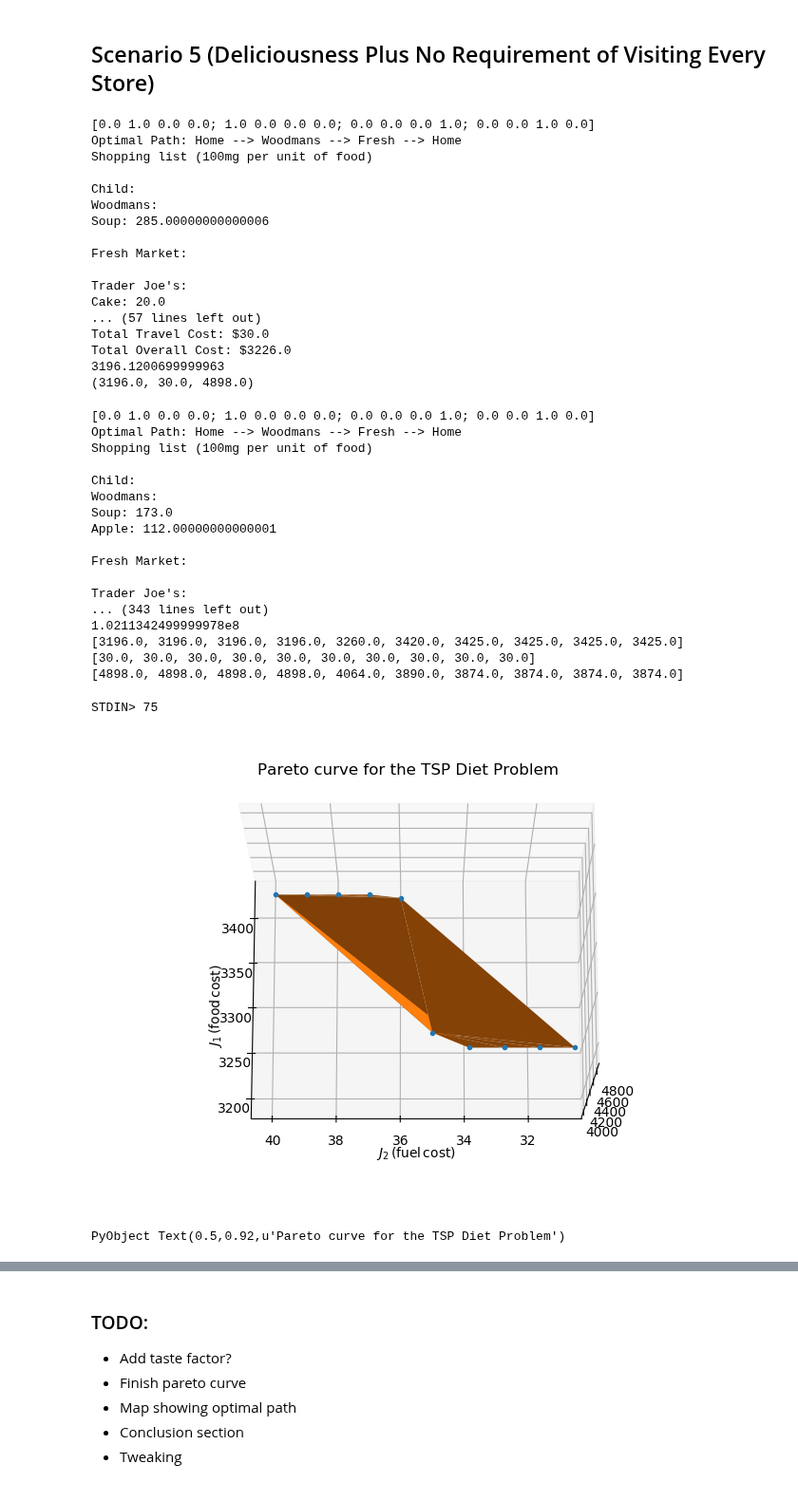
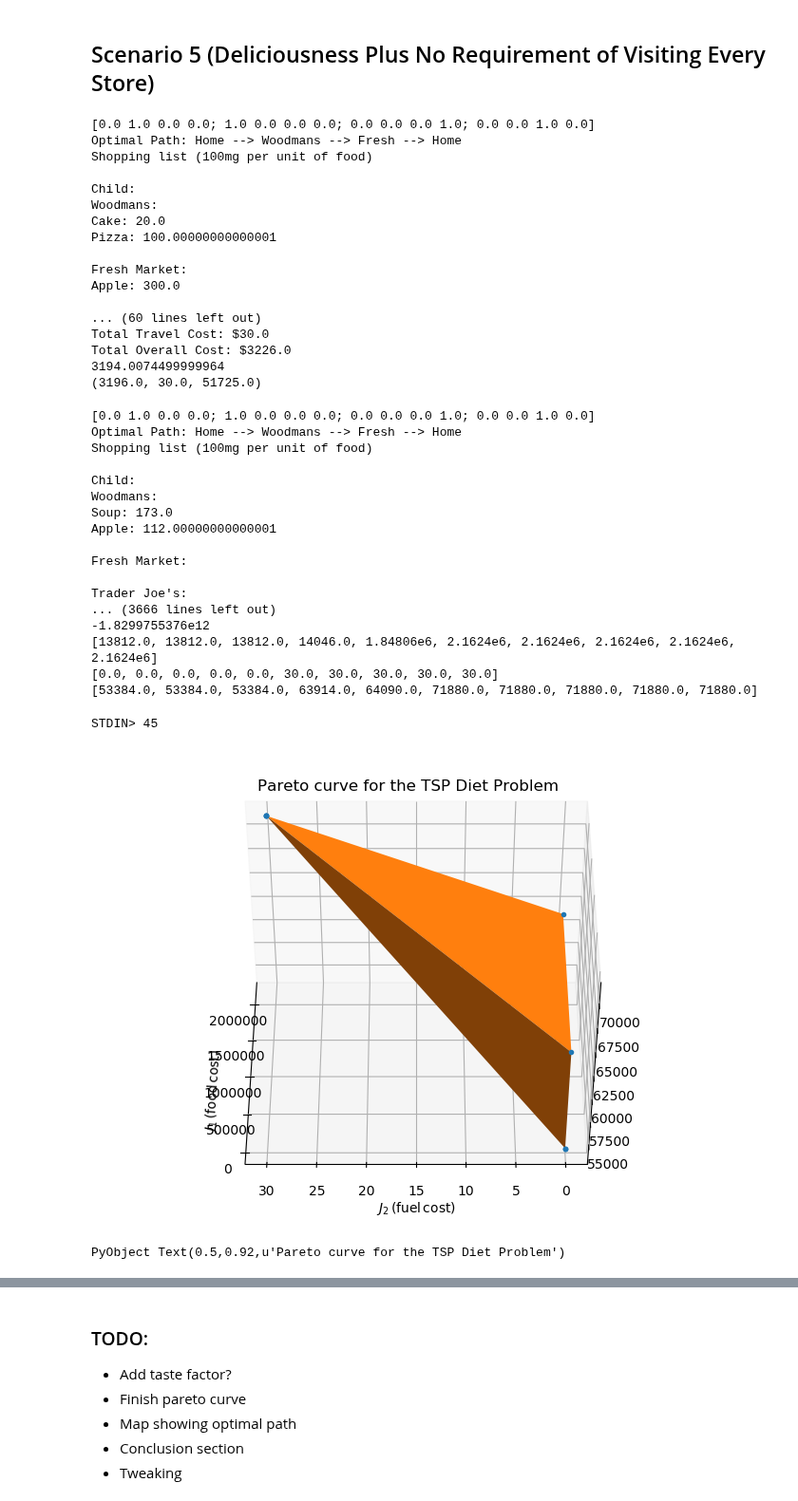
Before and after one commit to harish-veeramani/optimization-final-project, a Jupyter notebook: project_report_template.ipynb, the cells around one changed output, grey strips where cells are left out. Shown at 95% size. Cells and saved outputs as stored; diff of their text form; code cells hidden in the pictures.

```diff
--- a/project_report_template.ipynb
+++ b/project_report_template.ipynb
@@ -646,7 +646,7 @@ function solveOpt(λ)
     travel_cost = sum(store_distance[k,l] * getvalue(path[k,l]) * gas for k in 1:num_stores, l in 1:num_stores)
     println("Total Travel Cost: \$", travel_cost)
     println("Total Overall Cost: \$", food_cost + travel_cost)
-    deliciousness_opt = sum(deliciousness[i]*getvalue( food[a,j,i]) for i in 1:num_foods, j in 1:num_stores, a in 1:num_ages)
+    #deliciousness_opt = sum(deliciousness[i]*getvalue( food[a,j,i]) for i in 1:num_foods, j in 1:num_stores, a in 1:num_ages)
     J1 = food_cost
     J2 = travel_cost
     println(getobjectivevalue(m))
@@ -722,7 +722,7 @@ using JuMP, Cbc
 #locations = #add locations
 gas = 3
 C = gas
-function solveOpt(λ,δ)
+function solveOpt2(λ,δ)
     m = Model(solver=CbcSolver())
     ##Decision variable
     @variable(m, food[1:num_ages,1:num_stores,1:num_foods] >= 0, Int)
@@ -755,7 +755,7 @@ function solveOpt(λ,δ)
 
     ##Objective
     @objective(m, Min, sum(food[a,j,i] * food_prices[j,i] for i in 1:num_foods, j in 1:num_stores, a in 1:num_ages) +
-        λ*sum(store_distance[k,l] * path[k,l] * gas for k in 1:num_stores, l in 1:num_stores) +
+        λ*sum(store_distance[k,l] * path[k,l] * gas for k in 1:num_stores, l in 1:num_stores) -
         δ*sum(deliciousness[i]*food[a,j,i] * food_prices[j,i] for i in 1:num_foods, j in 1:num_stores, a in 1:num_ages))
     status = solve(m)
     #println(status)
@@ -795,8 +795,8 @@ function solveOpt(λ,δ)
     println(getobjectivevalue(m))
     return(J1,J2,J3)
 end
-println(solveOpt(10000,10000))
-println(solveOpt(0.00001,0.00001))
+println(solveOpt2(10000,10000))
+println(solveOpt2(0.00001,0.00001))
 # %% [output]
 [0.0 1.0 0.0 0.0; 1.0 0.0 0.0 0.0; 0.0 0.0 0.0 1.0; 0.0 0.0 1.0 0.0]
 Optimal Path: Home --> Woodmans --> Fresh --> Home
@@ -804,17 +804,17 @@ Shopping list (100mg per unit of food)
 
 Child:
 Woodmans:
-Soup: 285.00000000000006
+Cake: 20.0
+Pizza: 100.00000000000001
 
 Fresh Market:
+Apple: 300.0
 
-Trader Joe's:
-Cake: 20.0
-... (57 lines left out)
+... (60 lines left out)
 Total Travel Cost: $30.0
 Total Overall Cost: $3226.0
-3196.1200699999963
-(3196.0, 30.0, 4898.0)
+3194.0074499999964
+(3196.0, 30.0, 51725.0)
 # %%
 Npts = 10
 J1 = zeros(Npts)
@@ -823,10 +823,11 @@ J3 = zeros(Npts)
 
 λ = [0.00001,0.0001,0.001,0.01,0.1,1,10,100,1000,10000]
 δ = [0.00001,0.0001,0.001,0.01,0.1,1,10,100,1000,10000]
-
-for i in 1:Npts
-    (J1[i],J2[i],J3[i]) = solveOpt(λ[i],δ[i])
-end;
+for j in 1:Npts
+    for i in 1:Npts
+        (J1[i],J2[i],J3[i]) = solveOpt2(λ[j],δ[i])
+    end
+    end;
 println(J1)
 println(J2)
 println(J3)
@@ -843,43 +844,43 @@ Apple: 112.00000000000001
 Fresh Market:
 
 Trader Joe's:
-... (343 lines left out)
-1.0211342499999978e8
-[3196.0, 3196.0, 3196.0, 3196.0, 3260.0, 3420.0, 3425.0, 3425.0, 3425.0, 3425.0]
-[30.0, 30.0, 30.0, 30.0, 30.0, 30.0, 30.0, 30.0, 30.0, 30.0]
-[4898.0, 4898.0, 4898.0, 4898.0, 4064.0, 3890.0, 3874.0, 3874.0, 3874.0, 3874.0]
+... (3666 lines left out)
+-1.8299755376e12
+[13812.0, 13812.0, 13812.0, 14046.0, 1.84806e6, 2.1624e6, 2.1624e6, 2.1624e6, 2.1624e6, 2.1624e6]
+[0.0, 0.0, 0.0, 0.0, 0.0, 30.0, 30.0, 30.0, 30.0, 30.0]
+[53384.0, 53384.0, 53384.0, 63914.0, 64090.0, 71880.0, 71880.0, 71880.0, 71880.0, 71880.0]
 # %%
 #At the command prompt you can enter your preferred viewing angle.
 using PyPlot
-for i in 1:Npts
+"""for i in 1:Npts
     J2[i]+=i
-end
+end"""
 #surf(rand(30,40))
 #println(typeof(rand(30,40)))
 #println(typeof((J1,J2,J3)))
 #view_init(elev=None, azim=None)
 fig = figure()
 ax = Axes3D(fig)
 #ax = gca(projection="3d")
 
 theAngle = chomp(readline())
 theActualAngle = parse(Float64,theAngle)
 plot3D(J1,J2,J3, ".")
 ax[:view_init](theActualAngle, 180)
 
  surf(J1,J2,J3);
 # figure()
 # #print(2)
 # figure(figsize=(8,4))
 # plot( J1, J2, "b." )
 # plot(J2,J3, "r.")
 xlabel(L"J_1\, (\sf food\, cost)")
 ylabel(L"J_2\, (\sf fuel\, cost)");
 title("Pareto curve for the TSP Diet Problem")
 #grid()
 # %% [output]
-STDIN> 75
+STDIN> 45
-[figure, old version]
+[figure, new version]
 PyObject Text(0.5,0.92,u'Pareto curve for the TSP Diet Problem')
 # %% [markdown]
 ## 4. Results and discussion ##
```
Also changed, not shown: parts of 4 cells of this notebook, 1 other file.
